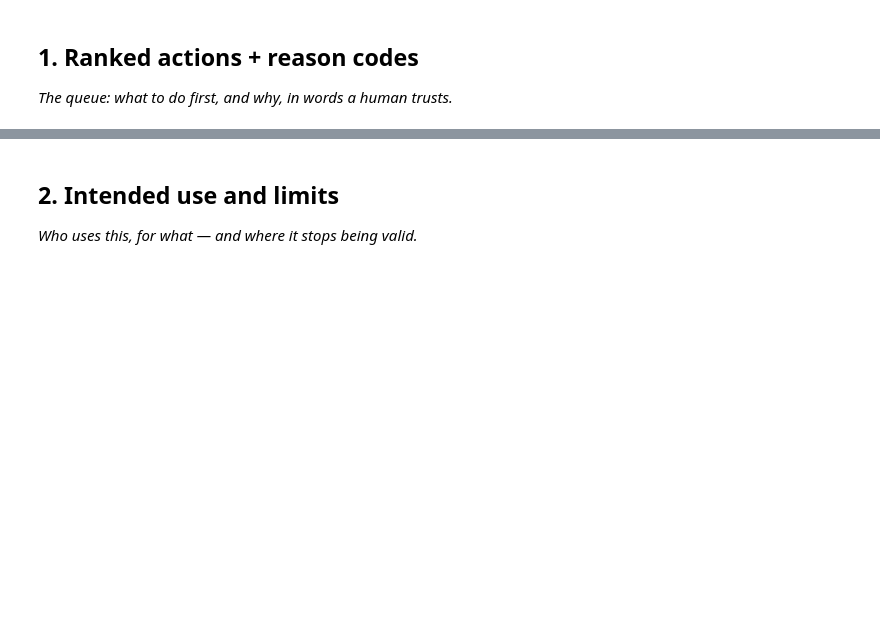
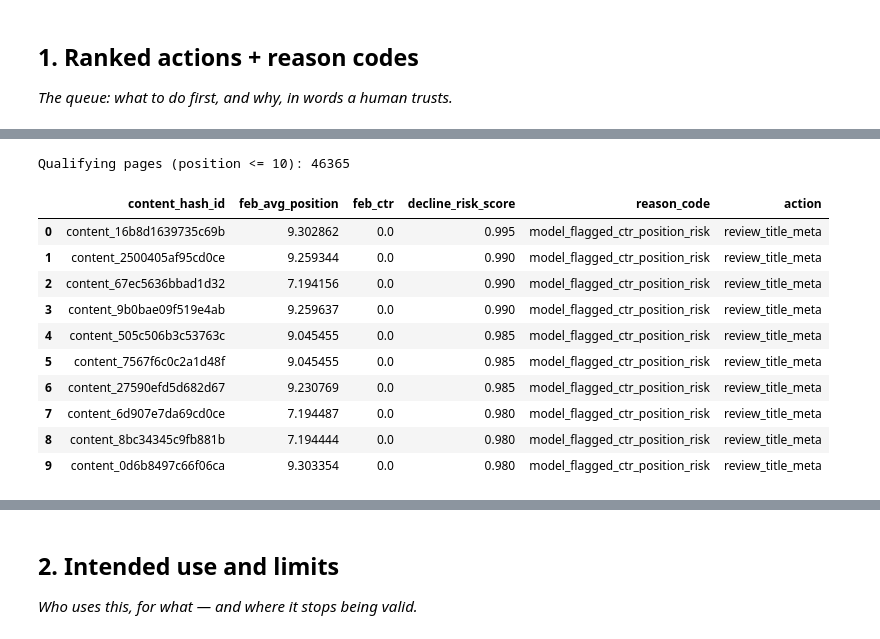
Before and after one commit to fatima12aa/fa-ml, a Jupyter notebook: work/notebooks/w07_action_playbook.ipynb, the cells around one changed output, grey strips where cells are left out. Drawn from its saved outputs; the diff is of its cells as text; code cells hidden in the pictures; blank space fills up the shorter version.

```diff
--- a/work/notebooks/w07_action_playbook.ipynb
+++ b/work/notebooks/w07_action_playbook.ipynb
@@ -12,0 +178,14 @@ This skeleton is yours to fill. Work the sections **in order** — each one has
+# %%
+# Build the ranked queue using the verified-features model's predicted probabilities
+queue_data = training_table_clean.copy()
+
+# Use the trained model to score ALL pages (not just the test set) for the final playbook
+all_scores = forest_v.predict_proba(queue_data[verified_features])[:, 1]
+queue_data["decline_risk_score"] = all_scores
+
+# Reason code + action, same style as w04
+queue_data["reason_code"] = "model_flagged_ctr_position_risk"
+queue_data["action"] = "review_title_meta"
+
+ranked_playbook_queue = queue_data.sort_values("decline_risk_score", ascending=False)
+print(ranked_playbook_queue[["content_hash_id", "feb_avg_position", "feb_ctr", "decline_risk_score", "reason_code", "action"]].head(10))
@@ -12,0 +210,47 @@ This skeleton is yours to fill. Work the sections **in order** — each one has
+# %%
+# ============================================================
+# ISSUE FOUND: the raw model output doesn't match our verified signal
+# ------------------------------------------------------------
+# Our Signal 1 (w04, CONFIRMED) specifically diagnosed: GOOD position
+# (<=10) + surprisingly LOW CTR = a listing/title problem, since the
+# page already earns visibility but isn't converting clicks.
+#
+# But the trained model (CTR + position only, no gate logic) learned
+# its own pattern from training data -- and its top-ranked pages turned
+# out to have position 14-79 with CTR=0. A page ranked #78 getting zero
+# clicks is EXPECTED (nobody scrolls that deep), not diagnostic of a
+# listing problem -- it's a visibility/content problem instead, a
+# different diagnosis than what our reason code and action
+# ("review_title_meta") actually claims.
+#
+# WHY THIS HAPPENED: the model wasn't told our specific "good position +
+# low CTR" theory -- it just found whatever correlation reduced error on
+# training data, which turned out to be "very poor position + low CTR
+# correlates with a page never having ranked well in the first place",
+# not our original title-fix diagnosis.
+#
+# FIX: filter the model's output back down to only pages that ALSO
+# satisfy our original verified condition (position <= 10), so the
+# queue stays consistent with the diagnosis our reason code actually
+# claims.
+# ============================================================
+
+playbook_queue_filtered = ranked_playbook_queue[
+    ranked_playbook_queue["feb_avg_position"] <= 10
+].reset_index(drop=True)
+
+print("Qualifying pages (position <= 10):", len(playbook_queue_filtered))
+playbook_queue_filtered[["content_hash_id", "feb_avg_position", "feb_ctr", "decline_risk_score", "reason_code", "action"]].head(10)
+# %% [output]
+Qualifying pages (position <= 10): 46365
+|  | content_hash_id | feb_avg_position | feb_ctr | decline_risk_score | reason_code | action |
+| 0 | content_16b8d1639735c69b | 9.302862 | 0.0 | 0.995 | model_flagged_ctr_position_risk | review_title_meta |
+| 1 | content_2500405af95cd0ce | 9.259344 | 0.0 | 0.990 | model_flagged_ctr_position_risk | review_title_meta |
+| 2 | content_67ec5636bbad1d32 | 7.194156 | 0.0 | 0.990 | model_flagged_ctr_position_risk | review_title_meta |
+| 3 | content_9b0bae09f519e4ab | 9.259637 | 0.0 | 0.990 | model_flagged_ctr_position_risk | review_title_meta |
+| 4 | content_505c506b3c53763c | 9.045455 | 0.0 | 0.985 | model_flagged_ctr_position_risk | review_title_meta |
+| 5 | content_7567f6c0c2a1d48f | 9.045455 | 0.0 | 0.985 | model_flagged_ctr_position_risk | review_title_meta |
+| 6 | content_27590efd5d682d67 | 9.230769 | 0.0 | 0.985 | model_flagged_ctr_position_risk | review_title_meta |
+| 7 | content_6d907e7da69cd0ce | 7.194487 | 0.0 | 0.980 | model_flagged_ctr_position_risk | review_title_meta |
+| 8 | content_8bc34345c9fb881b | 7.194444 | 0.0 | 0.980 | model_flagged_ctr_position_risk | review_title_meta |
+| 9 | content_0d6b8497c66f06ca | 9.303354 | 0.0 | 0.980 | model_flagged_ctr_position_risk | review_title_meta |
```
Also changed, not shown: parts of 8 cells of this notebook.
